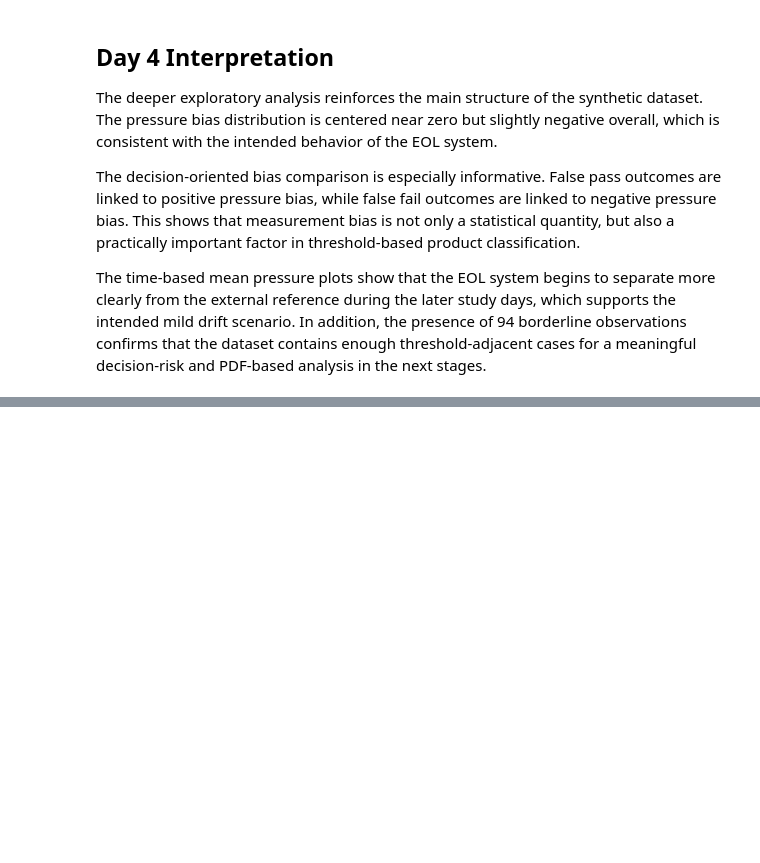
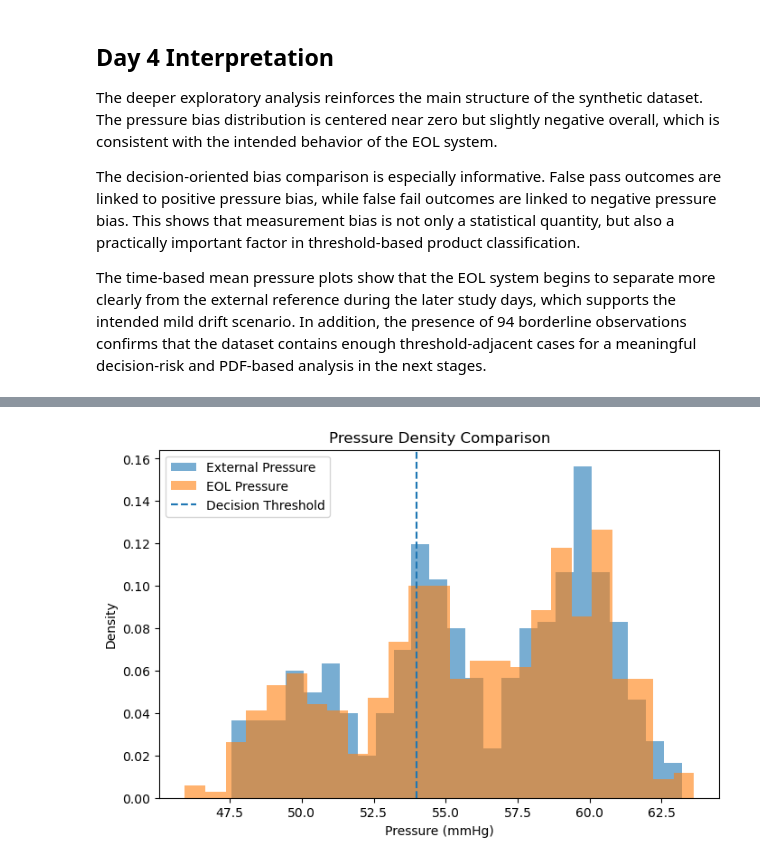
Before and after one commit to simonsvp/EOL-Measurement-System-Analysis-with-ANOVA-and-Decision-Risk, a Jupyter notebook: measurement_system_analysis.ipynb, the cells around one changed output, grey strips where cells are left out. Cells and saved outputs as stored; diff of their text form; code cells hidden in the pictures; blank space fills up the shorter version.

Commit message:
Add PDF analysis and threshold-focused density interpretation

```diff
--- a/measurement_system_analysis.ipynb
+++ b/measurement_system_analysis.ipynb
@@ -1116,0 +1136,19 @@ The time-based mean pressure plots show that the EOL system begins to separate m
+# %%
+import pandas as pd
+import numpy as np
+import matplotlib.pyplot as plt
+
+df = pd.read_csv("synthetic_eol_measurement_data.csv")
+threshold_pressure = 54.0
+# %%
+plt.figure(figsize=(8, 5))
+plt.hist(df["ext_pressure_mmhg"], bins=25, density=True, alpha=0.6, label="External Pressure")
+plt.hist(df["eol_pressure_mmhg"], bins=25, density=True, alpha=0.6, label="EOL Pressure")
+plt.axvline(threshold_pressure, linestyle="--", label="Decision Threshold")
+plt.xlabel("Pressure (mmHg)")
+plt.ylabel("Density")
+plt.title("Pressure Density Comparison")
+plt.legend()
+plt.show()
+# %% [output]
+[figure, added]
```
Also changed, not shown: parts of 17 cells of this notebook.
